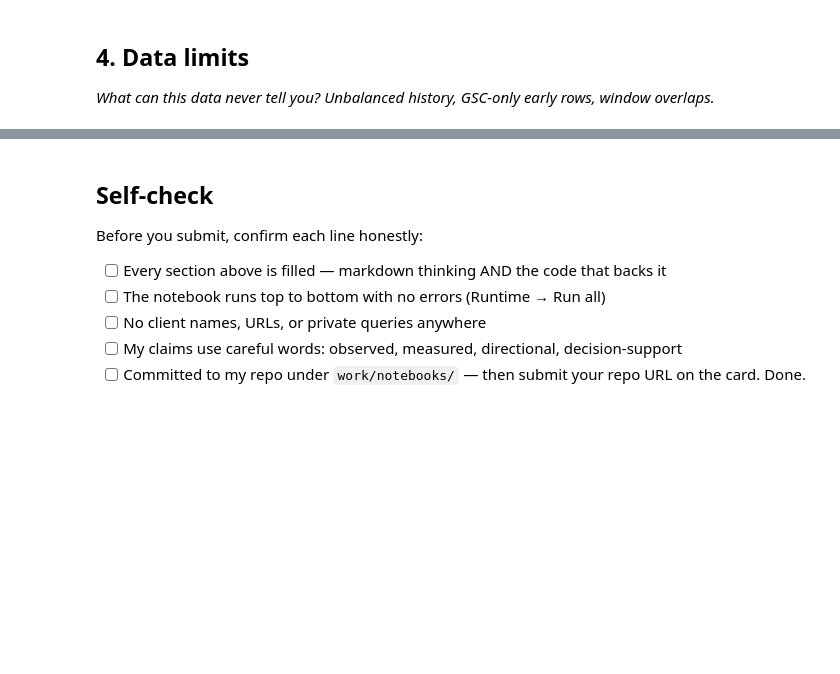
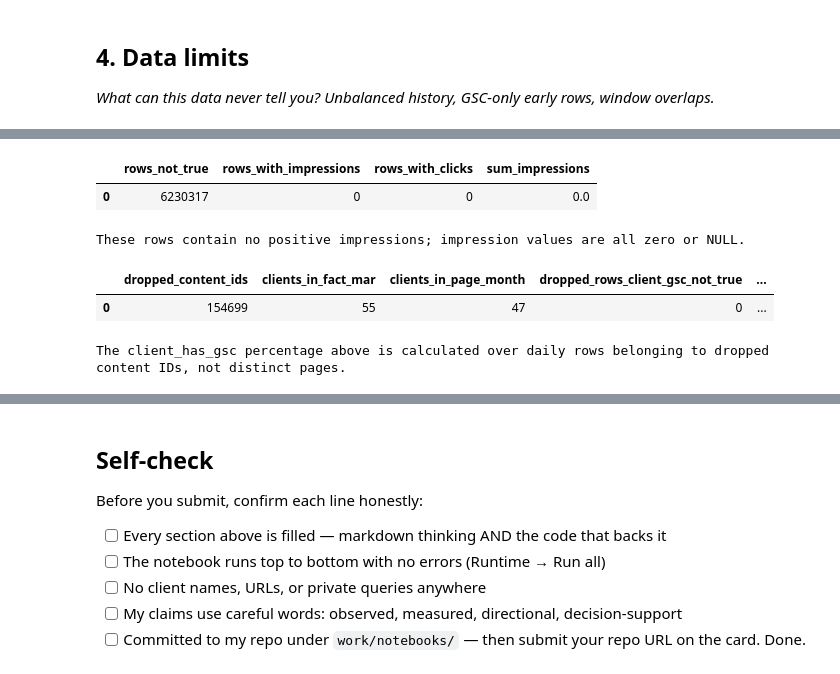
Before and after one commit to YosraHilmi/Fly-Rank-Internship, a Jupyter notebook: work/notebooks/w03_data_contract.ipynb, the cells around one changed output, grey strips where cells are left out. Drawn from its saved outputs; the diff is of its cells as text; code cells hidden in the pictures; blank space fills up the shorter version.

```diff
--- a/work/notebooks/w03_data_contract.ipynb
+++ b/work/notebooks/w03_data_contract.ipynb
@@ -574,0 +580,63 @@ All queries in Cells 1 to 5 were run only on month=2026-03; no other fact table
+# %%
+
+# Check 1 - Rows where gsc_data_available IS NOT TRUE
+display(con.sql("""
+SELECT
+    COUNT(*) AS rows_not_true,
+    COUNT(*) FILTER (WHERE gsc_impressions > 0) AS rows_with_impressions,
+    COUNT(*) FILTER (WHERE gsc_clicks > 0) AS rows_with_clicks,
+    SUM(gsc_impressions) AS sum_impressions
+FROM fact_mar
+WHERE gsc_data_available IS NOT TRUE
+""").df())
+
+r = con.sql("""
+SELECT
+    COUNT(*) FILTER (WHERE gsc_impressions > 0) AS positive_impression_rows,
+    SUM(COALESCE(gsc_impressions, 0)) AS total_impressions
+FROM fact_mar
+WHERE gsc_data_available IS NOT TRUE
+""").fetchone()
+
+print(
+    "These rows contain no positive impressions; impression values are all zero or NULL."
+    if r[0] == 0 and r[1] == 0
+    else "These rows contain positive impressions or a nonzero impression total; inspect the counts before excluding them."
+)
+# %% [output]
+|  | rows_not_true | rows_with_impressions | rows_with_clicks | sum_impressions |
+| 0 | 6230317 | 0 | 0 | 0.0 |
+These rows contain no positive impressions; impression values are all zero or NULL.
+# %%
+display(con.sql("""
+WITH dropped AS (
+    SELECT content_hash_id
+    FROM fact_mar
+    GROUP BY content_hash_id
+    HAVING COUNT(*) FILTER (
+        WHERE gsc_data_available IS TRUE
+    ) = 0
+),
+dropped_rows AS (
+    SELECT f.*
+    FROM fact_mar f
+    JOIN dropped d USING (content_hash_id)
+)
+SELECT
+    (SELECT COUNT(*) FROM dropped) AS dropped_content_ids,
+    (SELECT COUNT(DISTINCT client_hash_id) FROM fact_mar) AS clients_in_fact_mar,
+    (SELECT COUNT(DISTINCT client_hash_id) FROM page_month) AS clients_in_page_month,
+    (SELECT COUNT(*) FROM dropped_rows
+       WHERE client_has_gsc IS NOT TRUE) AS dropped_rows_client_gsc_not_true,
+    (SELECT COUNT(*) FROM dropped_rows) AS dropped_page_daily_rows,
+    ROUND(
+        100.0 * (SELECT COUNT(*) FROM dropped_rows
+                 WHERE client_has_gsc IS NOT TRUE)
+        / NULLIF((SELECT COUNT(*) FROM dropped_rows), 0), 2
+    ) AS dropped_rows_client_gsc_not_true_pct
+""").df())
+print("The client_has_gsc percentage above is calculated over daily rows belonging to dropped content IDs, not distinct pages.")
+# %% [output]
+|  | dropped_content_ids | clients_in_fact_mar | clients_in_page_month | dropped_rows_client_gsc_not_true | ... |
+| 0 | 154699 | 55 | 47 | 0 | ... |
+The client_has_gsc percentage above is calculated over daily rows belonging to dropped content IDs, not distinct pages.
```
Also changed, not shown: parts of 5 cells of this notebook.
